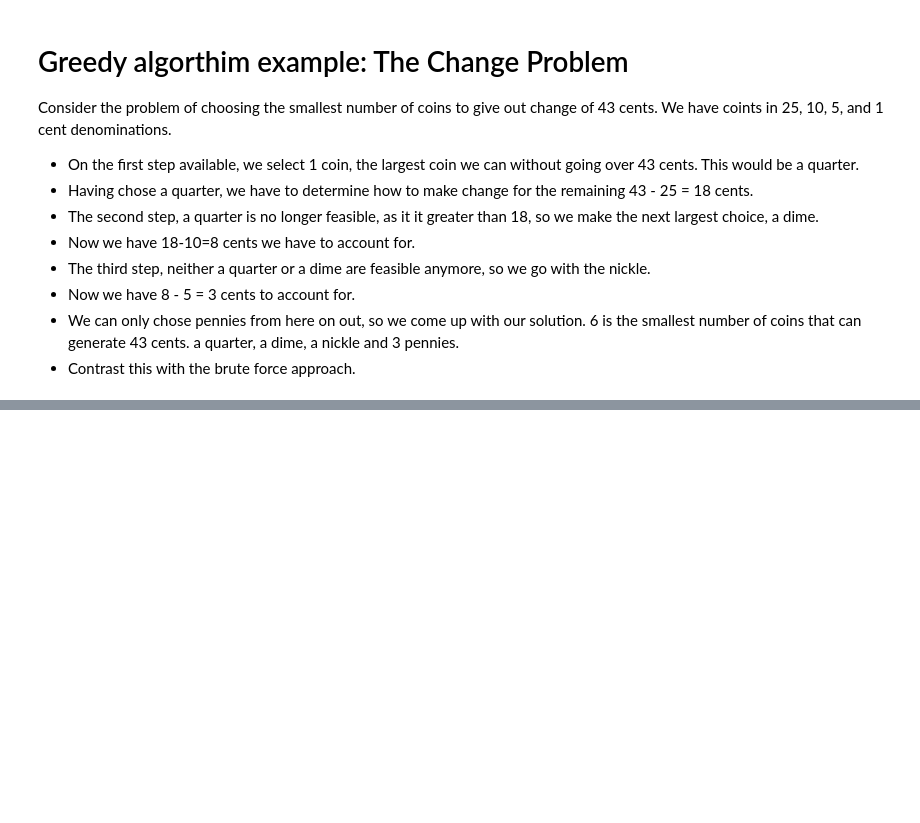
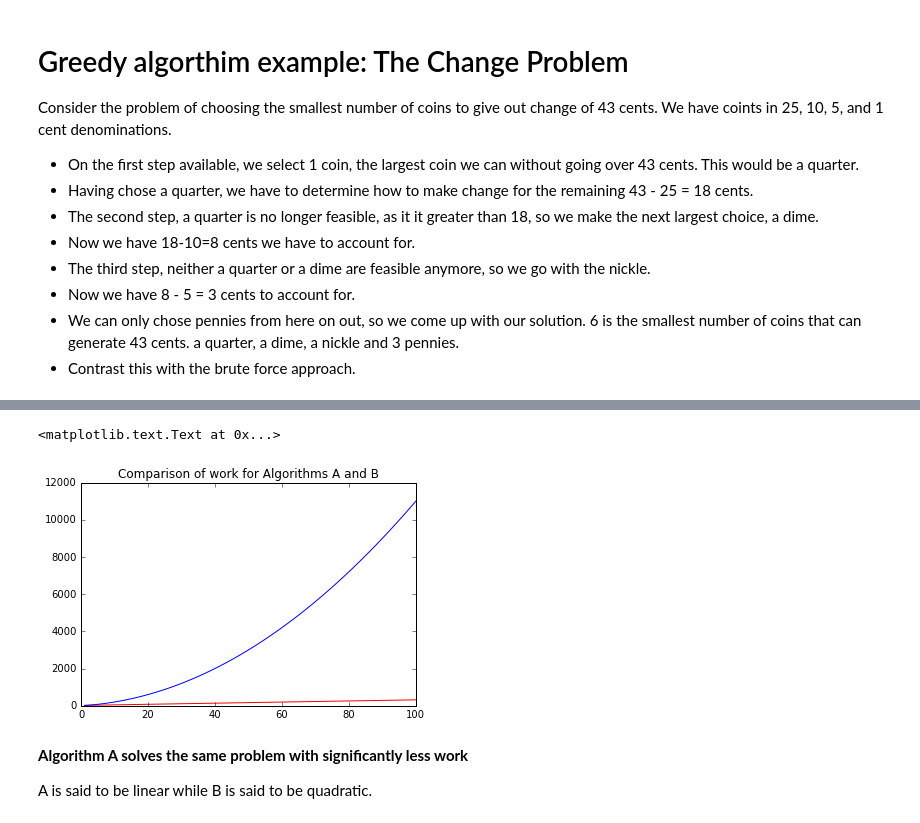
Before and after one commit to rjl09c/ISC4221, a Jupyter notebook: Lecture2.ipynb, the cells around one changed output, grey strips where cells are left out. Cells and saved outputs as stored; diff of their text form; code cells hidden in the pictures; blank space fills up the shorter version.

```diff
--- a/Lecture2.ipynb
+++ b/Lecture2.ipynb
@@ -247,0 +382,10 @@ Given two distinct algorithms that solve the same problem, then how can we deter
+# %%
+plt.plot(nrange, totalA, 'r', nrange, totalB, 'b')
+plt.title('Comparison of work for Algorithms A and B')
+# %% [output]
+<matplotlib.text.Text at 0x...>
+[figure, added]
+# %% [markdown]
+**Algorithm A solves the same problem with significantly less work**
+
+A is said to be linear while B is said to be quadratic.
```
Also changed, not shown: parts of 20 cells of this notebook.
